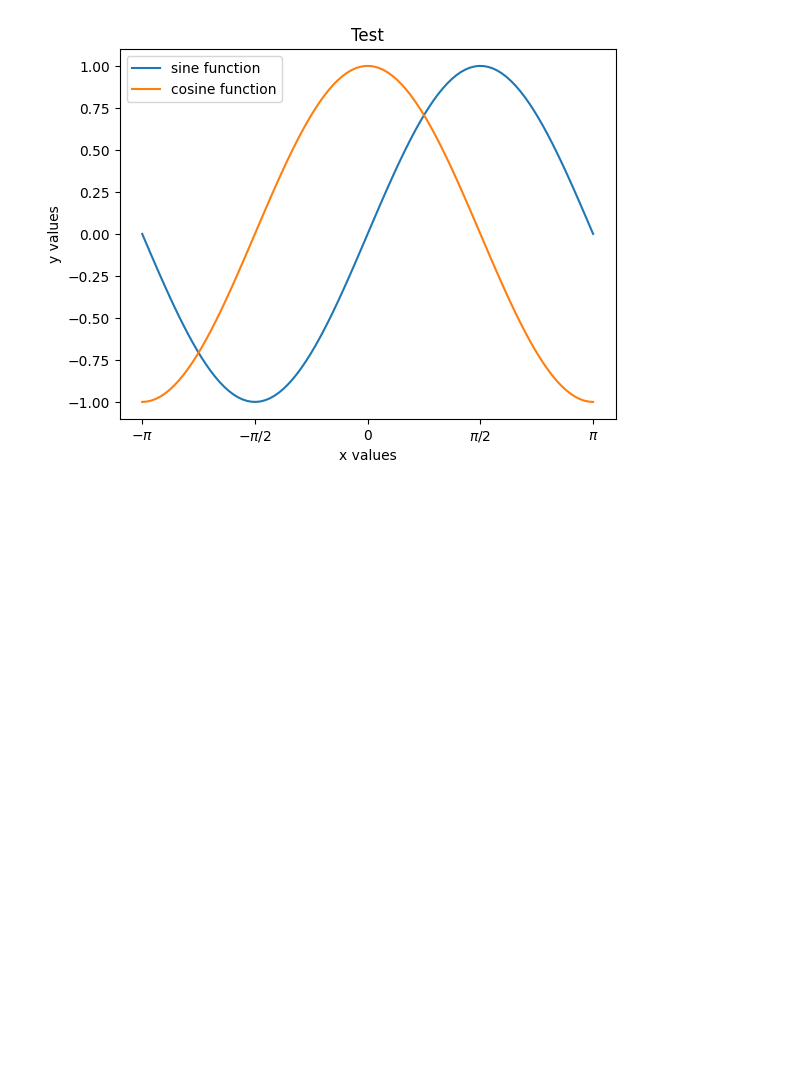
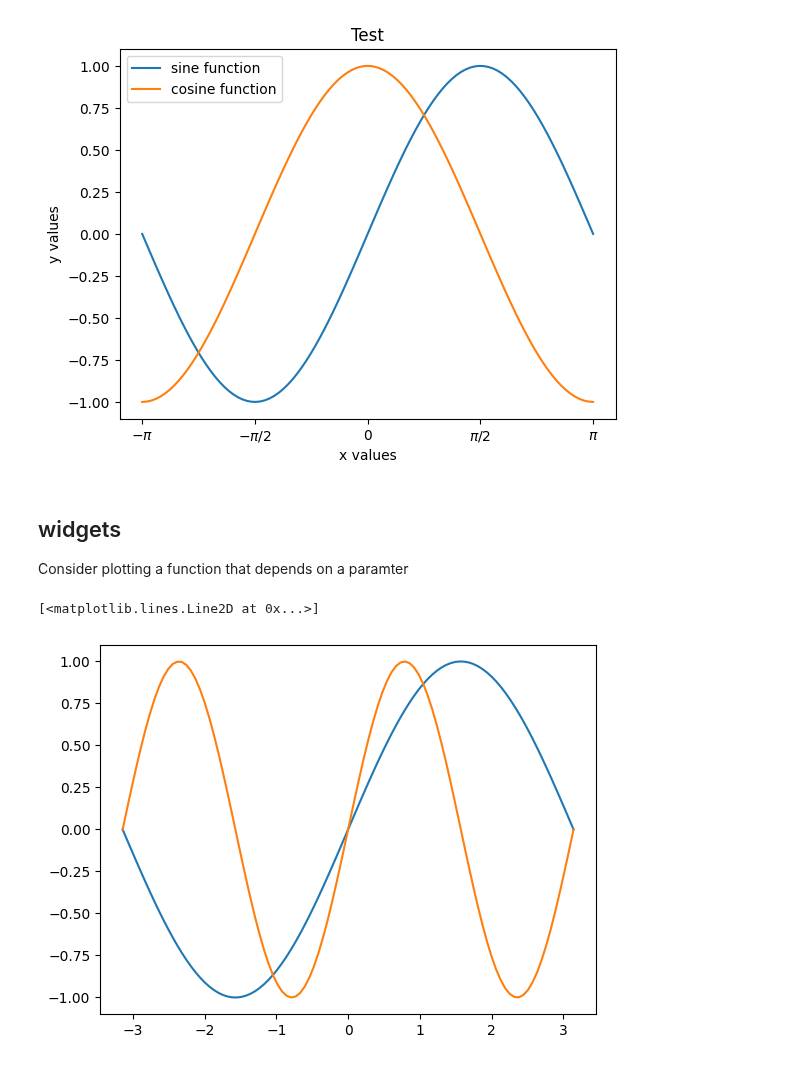
Before and after one commit to computational-python/notes, a Jupyter notebook: notes08.ipynb, the cells around one changed output. Cells and saved outputs as stored; diff of their text form; code cells hidden in the pictures; blank space fills up the shorter version.

```diff
--- a/notes08.ipynb
+++ b/notes08.ipynb
@@ -95,3 +83,13 @@ ax.legend()
 fig
 # %% [output]
 [figure]
+# %% [markdown]
+## widgets
+
+Consider plotting a function that depends on a paramter
+# %%
+plt.plot(x, np.sin(x))
+plt.plot(x, np.sin(2*x))
+# %% [output]
+[<matplotlib.lines.Line2D at 0x...>]
+[figure, added]
```
Also changed, not shown: parts of 12 cells of this notebook, 1 other file.
